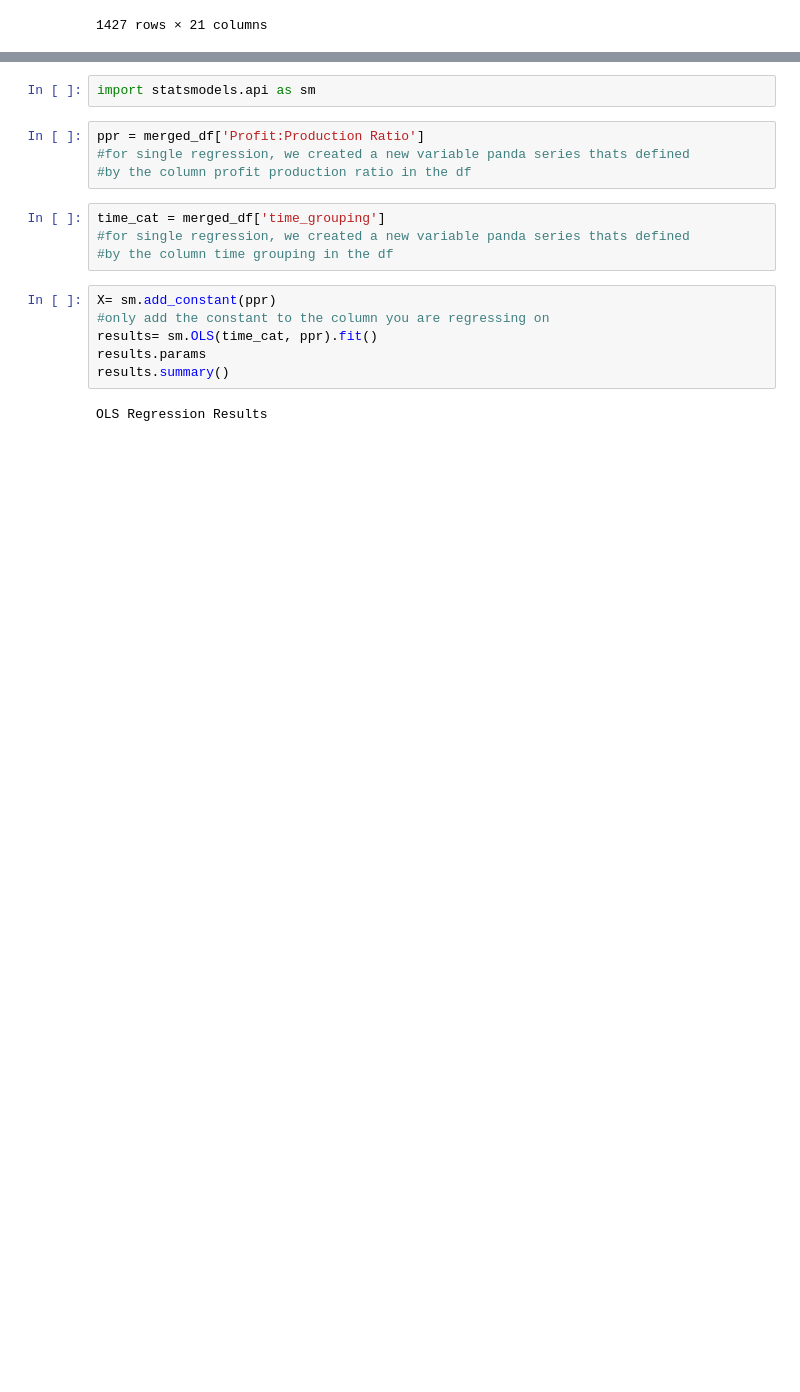
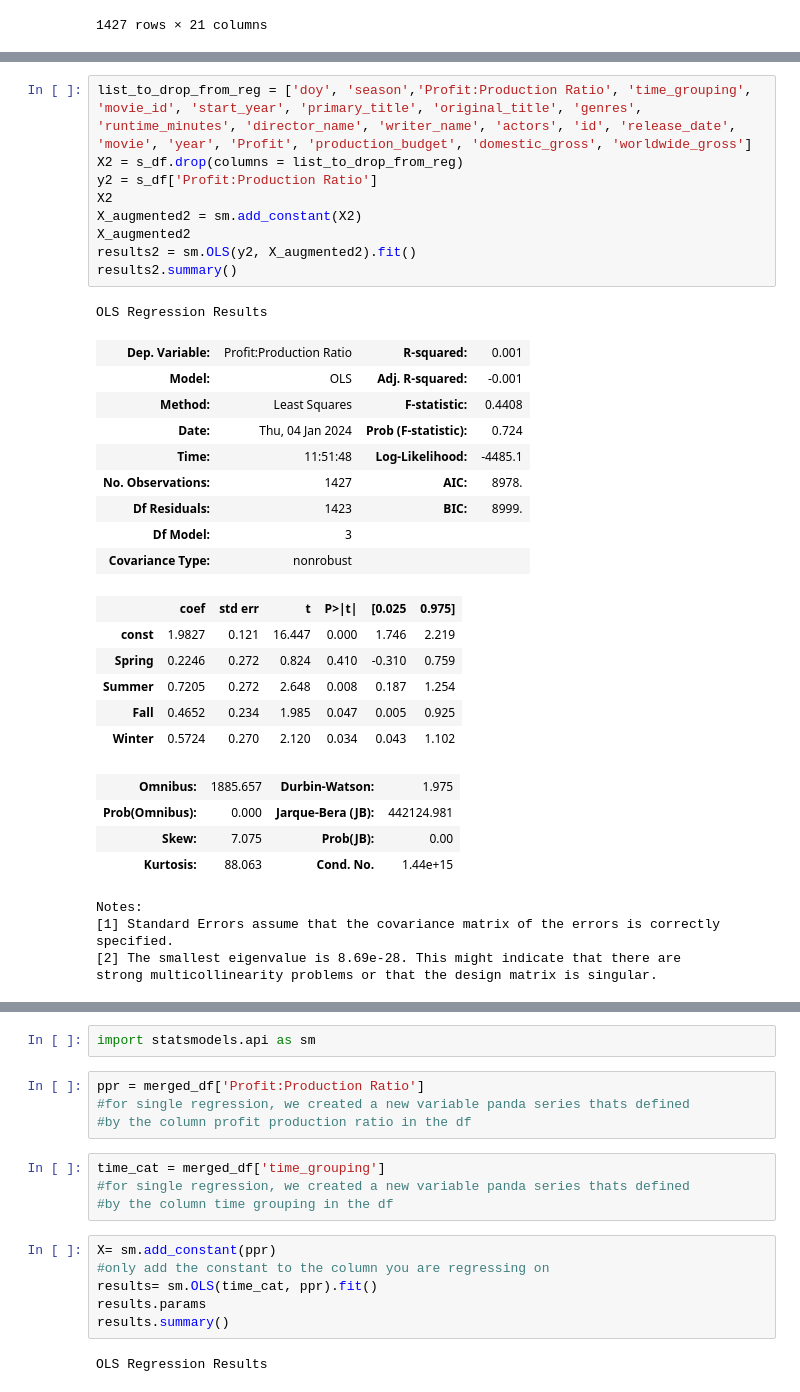
Before and after one commit to Keys2610/dsc-phase-2-project-v3, a Jupyter notebook: Sakeah WS.ipynb, the cells around one changed output, grey strips where cells are left out. Saved outputs shown, nothing was run; the diff lists cells and outputs as text; blank space fills up the shorter version.

```diff
--- a/Sakeah WS.ipynb
+++ b/Sakeah WS.ipynb
@@ -158,0 +107,34 @@ s_df
+# %%
+list_to_drop_from_reg = ['doy', 'season','Profit:Production Ratio', 'time_grouping', 'movie_id', 'start_year', 'primary_title', 'original_title', 'genres', 'runtime_minutes', 'director_name', 'writer_name', 'actors', 'id', 'release_date', 'movie', 'year', 'Profit', 'production_budget', 'domestic_gross', 'worldwide_gross']
+X2 = s_df.drop(columns = list_to_drop_from_reg)
+y2 = s_df['Profit:Production Ratio']
+X2
+X_augmented2 = sm.add_constant(X2)
+X_augmented2
+results2 = sm.OLS(y2, X_augmented2).fit()
+results2.summary()
+# %% [output]
+OLS Regression Results
+| Dep. Variable: | Profit:Production Ratio | R-squared: | 0.001 |
+| Model: | OLS | Adj. R-squared: | -0.001 |
+| Method: | Least Squares | F-statistic: | 0.4408 |
+| Date: | Thu, 04 Jan 2024 | Prob (F-statistic): | 0.724 |
+| Time: | 11:51:48 | Log-Likelihood: | -4485.1 |
+| No. Observations: | 1427 | AIC: | 8978. |
+| Df Residuals: | 1423 | BIC: | 8999. |
+| Df Model: | 3 |  |  |
+| Covariance Type: | nonrobust |  |  |
+|  | coef | std err | t | P>|t| | [0.025 | 0.975] |
+| const | 1.9827 | 0.121 | 16.447 | 0.000 | 1.746 | 2.219 |
+| Spring | 0.2246 | 0.272 | 0.824 | 0.410 | -0.310 | 0.759 |
+| Summer | 0.7205 | 0.272 | 2.648 | 0.008 | 0.187 | 1.254 |
+| Fall | 0.4652 | 0.234 | 1.985 | 0.047 | 0.005 | 0.925 |
+| Winter | 0.5724 | 0.270 | 2.120 | 0.034 | 0.043 | 1.102 |
+| Omnibus: | 1885.657 | Durbin-Watson: | 1.975 |
+| Prob(Omnibus): | 0.000 | Jarque-Bera (JB): | 442124.981 |
+| Skew: | 7.075 | Prob(JB): | 0.00 |
+| Kurtosis: | 88.063 | Cond. No. | 1.44e+15 |
+Notes:
+[1] Standard Errors assume that the covariance matrix of the errors is correctly specified.
+[2] The smallest eigenvalue is 8.69e-28. This might indicate that there are
+strong multicollinearity problems or that the design matrix is singular.
```
Also changed, not shown: parts of 13 cells of this notebook.
